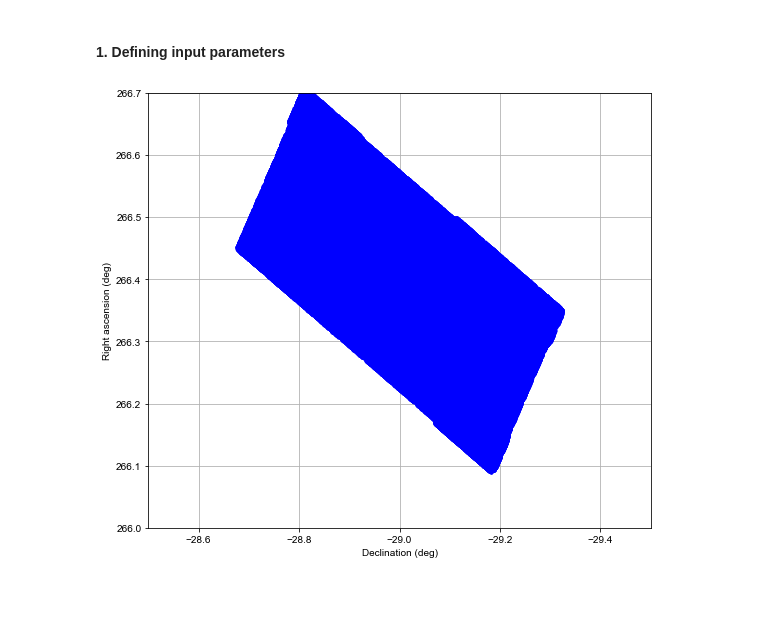
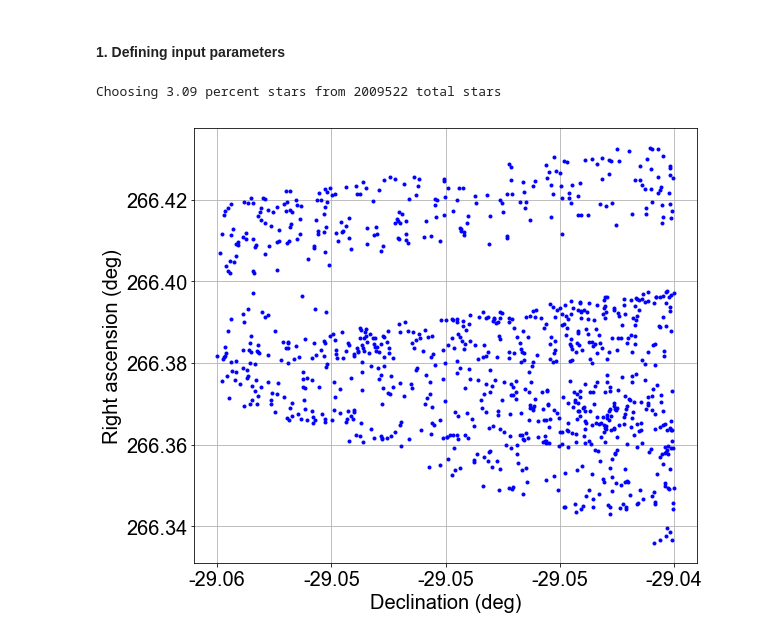
Before and after one commit to SoumyaShreeram/Slitless_spectroscopy, a Jupyter notebook: 02_Using_GALACTICNUCLEUS_catalog_to_produce_spectral_images.ipynb, the cells around one changed output. Drawn from its saved outputs; the diff is of its cells as text; code cells hidden in the pictures; blank space fills up the shorter version.

```diff
--- a/02_Using_GALACTICNUCLEUS_catalog_to_produce_spectral_images.ipynb
+++ b/02_Using_GALACTICNUCLEUS_catalog_to_produce_spectral_images.ipynb
@@ -63,11 +76,32 @@ def readCatalogFile(filename):
 
     # errors on magnitude and positions
     e_mag_Ks = hdu_list[1].data['e_Ksmag']
-    e_ra_Ks = hdu_list[1].data['RAKsdeg']
-    e_de_Ks = hdu_list[1].data['DEKsdeg']
+    e_ra_Ks = hdu_list[1].data['e_RAKsdeg']
+    e_de_Ks = hdu_list[1].data['e_DEKsdeg']
 
     # close file
     hdu_list.close()
 
     errors = [e_mag_Ks, e_ra_Ks, e_de_Ks]
     return mag_Ks, ra_Ks, de_Ks, errors
+
+def chooseFewStars(de_ll, de_ul, de_Ks):
+    """
+    Function selects stars in the given region of the sky
+    @ra_ll, de_ll :: right ascension and declination lower limits (ll)
+    @ra_ul, de_ul :: right ascension and declination upper limits (ul)
+    """
+    de_idx_array = []
+
+    # select desired dec coordinates
+    for m, de in enumerate(de_Ks):
+        if de < de_ll and de > de_ul:
+            de_idx_array.append(m)
+
+    print('Choosing %.2f percent stars from %d total stars'%((len(de_idx_array)/len(de_Ks))*100, len(de_Ks)))
+    return de_idx_array
+
+def shortenXYaxisTicks(ax):
+    ax.yaxis.set_major_formatter(FormatStrFormatter('%.2f'))
+    ax.xaxis.set_major_formatter(FormatStrFormatter('%.2f'))
+    return
@@ -76,8 +108,18 @@ mag_Ks, ra_Ks, de_Ks, errors = readCatalogFile(filename)
+# %%
+mag_Ks, ra_Ks, de_Ks, errors = readCatalogFile(filename)
+
+# choose a few stars in the sky for analysis
+de_idx_array = chooseFewStars(de_ll, de_ul, de_Ks)
+mag_Ks, ra_Ks, de_Ks = mag_Ks[de_idx_array], ra_Ks[de_idx_array], de_Ks[de_idx_array]
+# %% [output]
+Choosing 3.09 percent stars from 2009522 total stars
 # %%
 fig, ax = plt.subplots(1,1,figsize=(9,8))
 
 # plotting the stars
-ax.plot(de_Ks[0:-1], ra_Ks[0:-1], "b.")
-ss.setLabel(ax, 'Declination (deg)', 'Right ascension (deg)', '', [-28.5, -29.5], [266, 266.7], legend=False)
+ax.plot(de_Ks[0:max_stars], ra_Ks[0:max_stars], "b.")
+pt.setLabel(ax, 'Declination (deg)', 'Right ascension (deg)', '', 'default', 'default', legend=False)
+
+shortenXYaxisTicks(ax)
 # %% [output]
-[figure, old version]
+[figure, new version]
```
Also changed, not shown: parts of 9 cells of this notebook, 3 other files.
